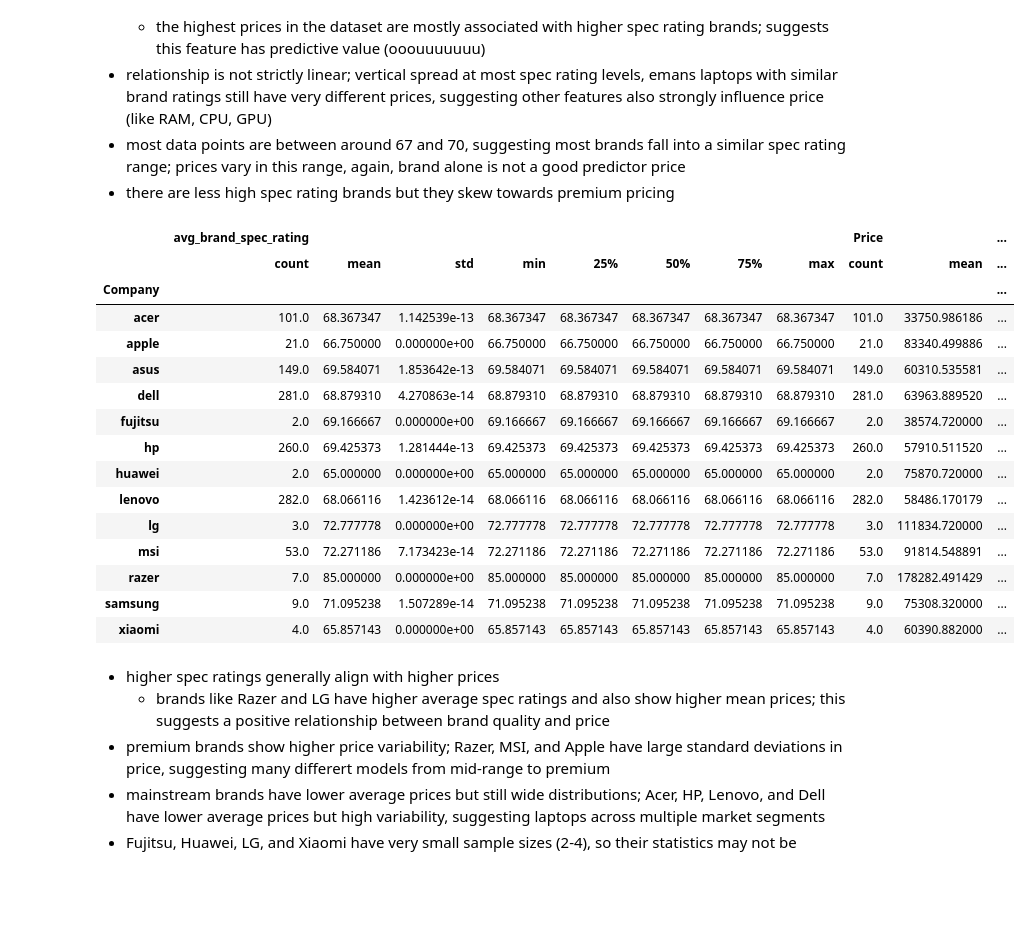
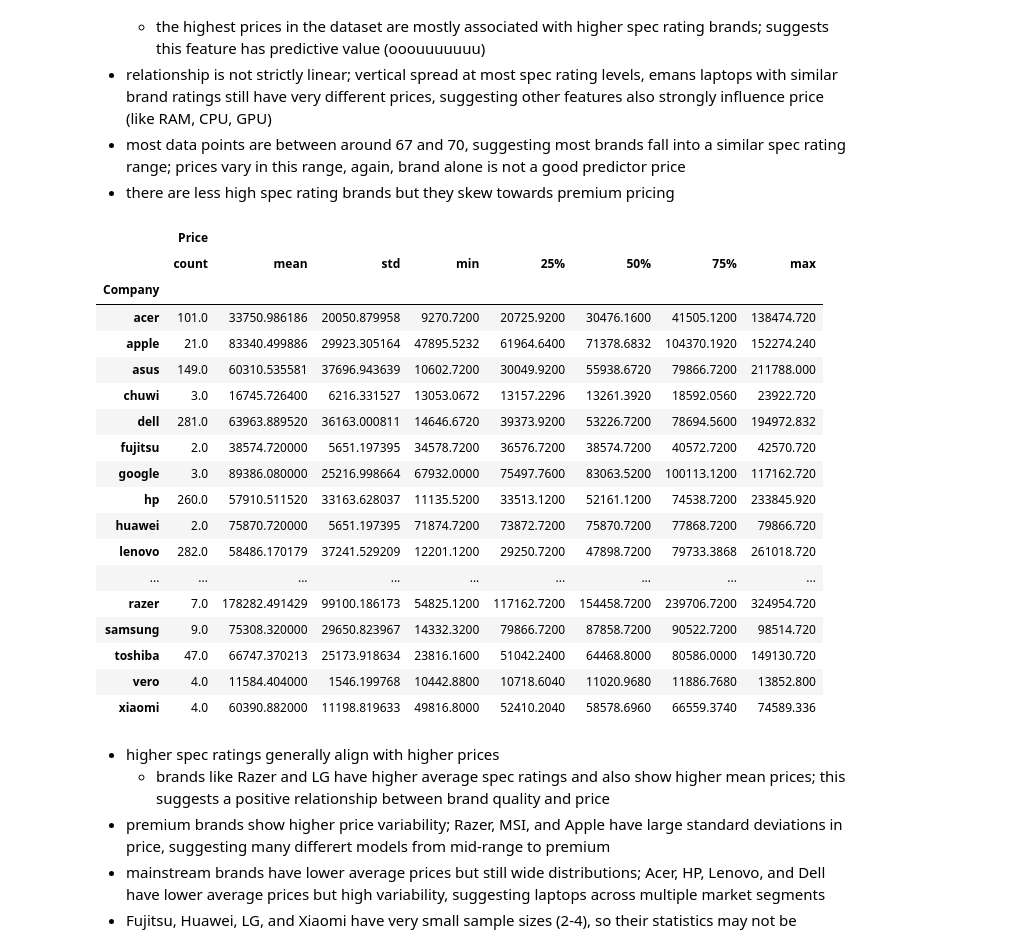
Before and after one commit to nishka-shah/Laptop-Prices, a Jupyter notebook: notebooks/eda.ipynb, the cells around one changed output. Saved outputs shown, nothing was run; the diff lists cells and outputs as text; code cells hidden in the pictures; blank space fills up the shorter version.

```diff
--- a/notebooks/eda.ipynb
+++ b/notebooks/eda.ipynb
@@ -219,9 +218,15 @@ plt.show()
 - gaming laptops exhibit a wide spread of prices and several high-value outliers, suggesting a mix of mid-range and premium options
 (laptop type is a strong categorical predictor of price, capturing differences in performance, design, and intended use)
 # %%
-# Price vs average brand spec rating
+# Price vs Brand Reputation (Derived from Mean Price)
+# We calculate brand reputation on the fly for visualization
+brand_means = df.groupby('Company')['Price'].mean().to_dict()
+df['brand_reputation'] = df['Company'].map(brand_means)
+
 plt.figure(figsize=(8, 5))
-sns.scatterplot(x=df["avg_brand_spec_rating"], y=df["Price"])
-plt.title("Price vs Average Brand Spec Rating")
+sns.scatterplot(x=df["brand_reputation"], y=df["Price"])
+plt.title("Price vs Brand Reputation (Mean Price per Brand)")
+plt.xlabel("Average Brand Price")
+plt.ylabel("Laptop Price")
 plt.show()
 # %% [output]
@@ -235,27 +240,30 @@ plt.show()
 # %%
 # Summary table for the brand-level feature
 brand_summary = (
-    df.groupby("Company")[["avg_brand_spec_rating", "Price"]].describe()
+    df.groupby("Company")[["Price"]].describe()
 )
 
 brand_summary
 # %% [output]
-|  | avg_brand_spec_rating |  |  |  |  |  |  |  | Price |  | ... |
-|  | count | mean | std | min | 25% | 50% | 75% | max | count | mean | ... |
-| Company |  |  |  |  |  |  |  |  |  |  | ... |
-| acer | 101.0 | 68.367347 | 1.142539e-13 | 68.367347 | 68.367347 | 68.367347 | 68.367347 | 68.367347 | 101.0 | 33750.986186 | ... |
-| apple | 21.0 | 66.750000 | 0.000000e+00 | 66.750000 | 66.750000 | 66.750000 | 66.750000 | 66.750000 | 21.0 | 83340.499886 | ... |
-| asus | 149.0 | 69.584071 | 1.853642e-13 | 69.584071 | 69.584071 | 69.584071 | 69.584071 | 69.584071 | 149.0 | 60310.535581 | ... |
-| dell | 281.0 | 68.879310 | 4.270863e-14 | 68.879310 | 68.879310 | 68.879310 | 68.879310 | 68.879310 | 281.0 | 63963.889520 | ... |
-| fujitsu | 2.0 | 69.166667 | 0.000000e+00 | 69.166667 | 69.166667 | 69.166667 | 69.166667 | 69.166667 | 2.0 | 38574.720000 | ... |
-| hp | 260.0 | 69.425373 | 1.281444e-13 | 69.425373 | 69.425373 | 69.425373 | 69.425373 | 69.425373 | 260.0 | 57910.511520 | ... |
-| huawei | 2.0 | 65.000000 | 0.000000e+00 | 65.000000 | 65.000000 | 65.000000 | 65.000000 | 65.000000 | 2.0 | 75870.720000 | ... |
-| lenovo | 282.0 | 68.066116 | 1.423612e-14 | 68.066116 | 68.066116 | 68.066116 | 68.066116 | 68.066116 | 282.0 | 58486.170179 | ... |
-| lg | 3.0 | 72.777778 | 0.000000e+00 | 72.777778 | 72.777778 | 72.777778 | 72.777778 | 72.777778 | 3.0 | 111834.720000 | ... |
-| msi | 53.0 | 72.271186 | 7.173423e-14 | 72.271186 | 72.271186 | 72.271186 | 72.271186 | 72.271186 | 53.0 | 91814.548891 | ... |
-| razer | 7.0 | 85.000000 | 0.000000e+00 | 85.000000 | 85.000000 | 85.000000 | 85.000000 | 85.000000 | 7.0 | 178282.491429 | ... |
-| samsung | 9.0 | 71.095238 | 1.507289e-14 | 71.095238 | 71.095238 | 71.095238 | 71.095238 | 71.095238 | 9.0 | 75308.320000 | ... |
-| xiaomi | 4.0 | 65.857143 | 0.000000e+00 | 65.857143 | 65.857143 | 65.857143 | 65.857143 | 65.857143 | 4.0 | 60390.882000 | ... |
+|  | Price |  |  |  |  |  |  |  |
+|  | count | mean | std | min | 25% | 50% | 75% | max |
+| Company |  |  |  |  |  |  |  |  |
+| acer | 101.0 | 33750.986186 | 20050.879958 | 9270.7200 | 20725.9200 | 30476.1600 | 41505.1200 | 138474.720 |
+| apple | 21.0 | 83340.499886 | 29923.305164 | 47895.5232 | 61964.6400 | 71378.6832 | 104370.1920 | 152274.240 |
+| asus | 149.0 | 60310.535581 | 37696.943639 | 10602.7200 | 30049.9200 | 55938.6720 | 79866.7200 | 211788.000 |
+| chuwi | 3.0 | 16745.726400 | 6216.331527 | 13053.0672 | 13157.2296 | 13261.3920 | 18592.0560 | 23922.720 |
+| dell | 281.0 | 63963.889520 | 36163.000811 | 14646.6720 | 39373.9200 | 53226.7200 | 78694.5600 | 194972.832 |
+| fujitsu | 2.0 | 38574.720000 | 5651.197395 | 34578.7200 | 36576.7200 | 38574.7200 | 40572.7200 | 42570.720 |
+| google | 3.0 | 89386.080000 | 25216.998664 | 67932.0000 | 75497.7600 | 83063.5200 | 100113.1200 | 117162.720 |
+| hp | 260.0 | 57910.511520 | 33163.628037 | 11135.5200 | 33513.1200 | 52161.1200 | 74538.7200 | 233845.920 |
+| huawei | 2.0 | 75870.720000 | 5651.197395 | 71874.7200 | 73872.7200 | 75870.7200 | 77868.7200 | 79866.720 |
+| lenovo | 282.0 | 58486.170179 | 37241.529209 | 12201.1200 | 29250.7200 | 47898.7200 | 79733.3868 | 261018.720 |
+| ... | ... | ... | ... | ... | ... | ... | ... | ... |
+| razer | 7.0 | 178282.491429 | 99100.186173 | 54825.1200 | 117162.7200 | 154458.7200 | 239706.7200 | 324954.720 |
+| samsung | 9.0 | 75308.320000 | 29650.823967 | 14332.3200 | 79866.7200 | 87858.7200 | 90522.7200 | 98514.720 |
+| toshiba | 47.0 | 66747.370213 | 25173.918634 | 23816.1600 | 51042.2400 | 64468.8000 | 80586.0000 | 149130.720 |
+| vero | 4.0 | 11584.404000 | 1546.199768 | 10442.8800 | 10718.6040 | 11020.9680 | 11886.7680 | 13852.800 |
+| xiaomi | 4.0 | 60390.882000 | 11198.819633 | 49816.8000 | 52410.2040 | 58578.6960 | 66559.3740 | 74589.336 |
 # %% [markdown]
 - higher spec ratings generally align with higher prices
     * brands like Razer and LG have higher average spec ratings and also show higher mean prices; this suggests a positive relationship between brand quality and price
```
Also changed, not shown: parts of 11 cells of this notebook, 15 other files.
